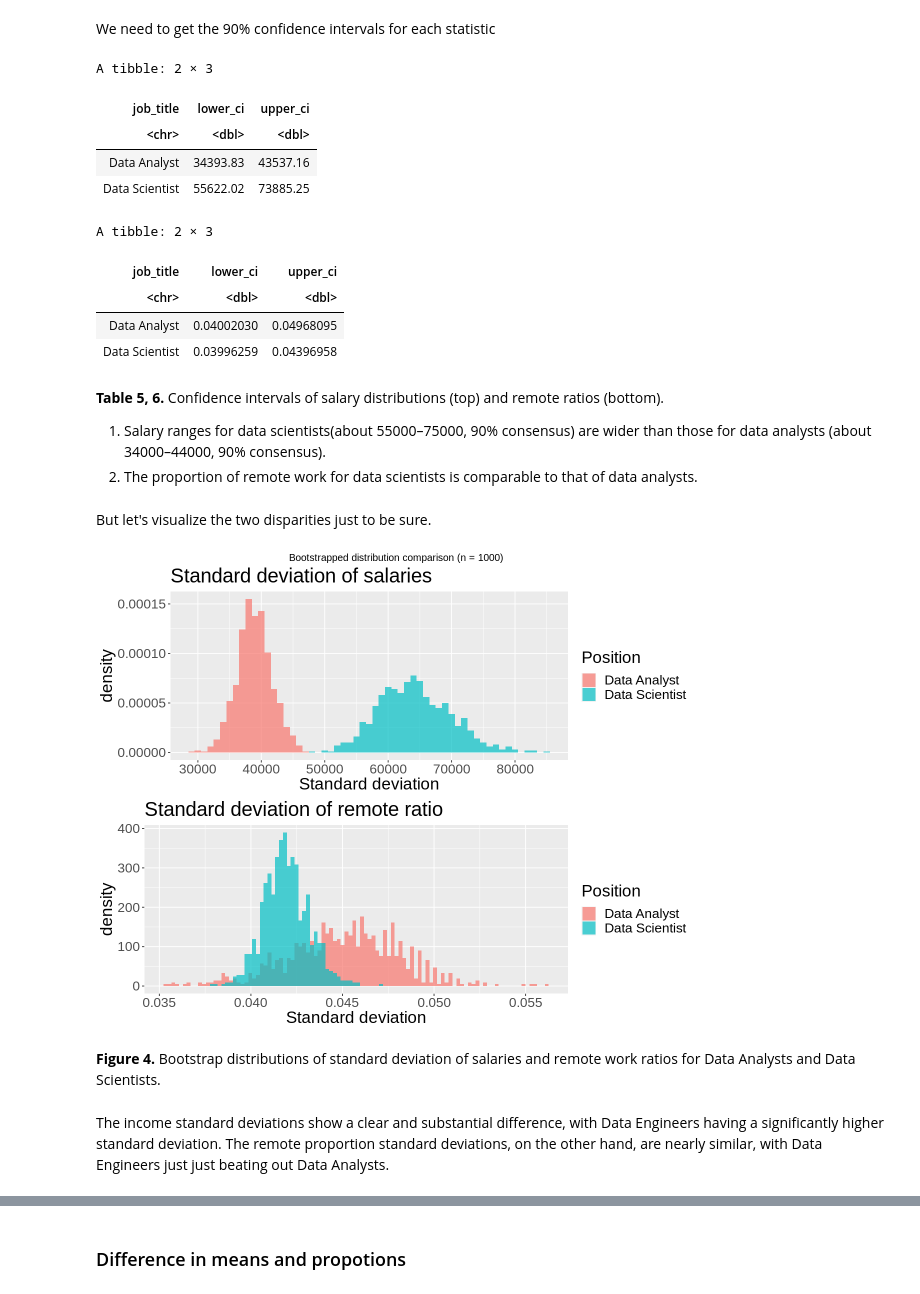
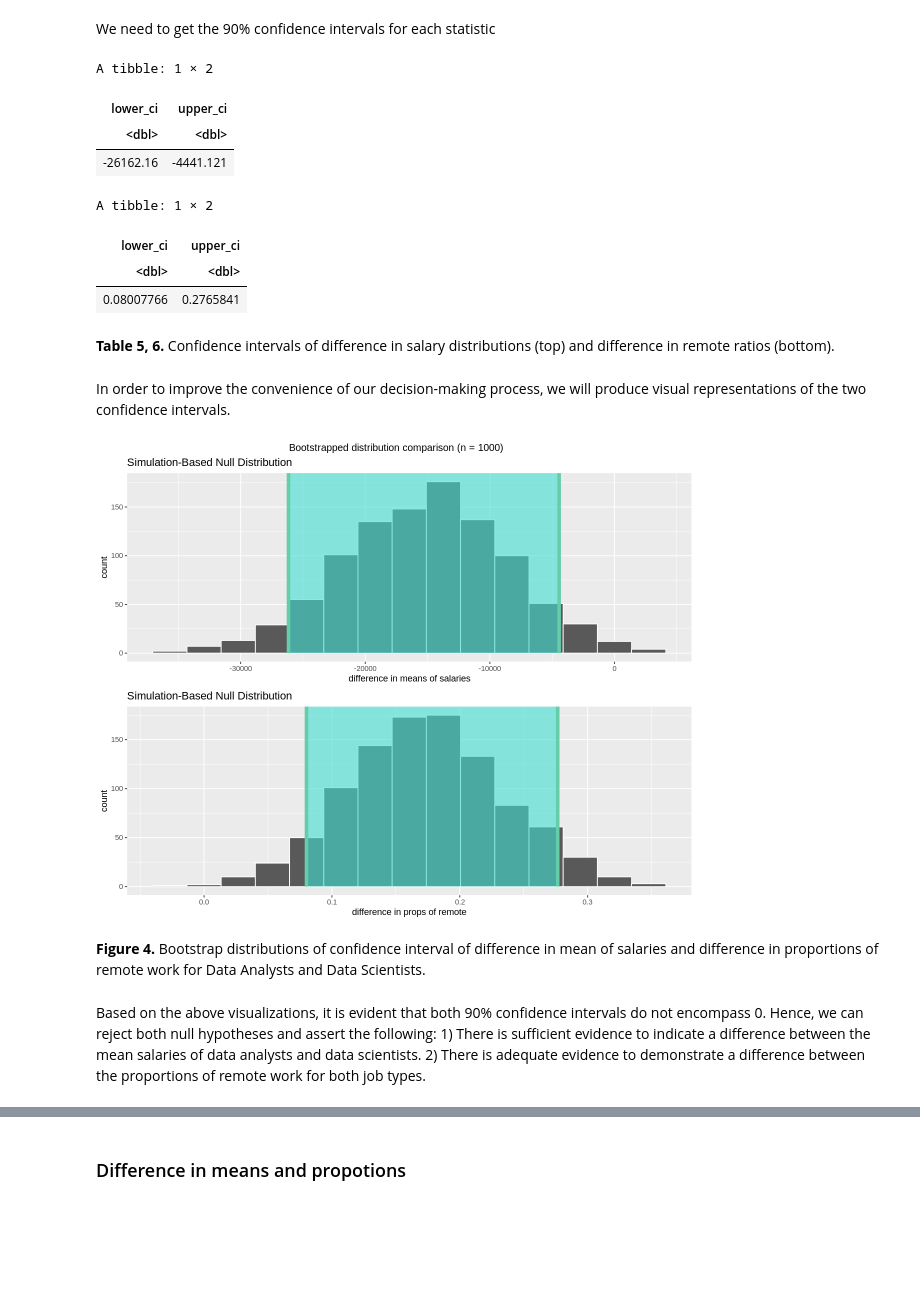
Before and after one commit to vindennt/stat-201-project-group-10, a Jupyter notebook: Final draft (1).ipynb, the cells around one changed output, grey strips where cells are left out. Drawn from its saved outputs; the diff is of its cells as text; code cells hidden in the pictures; blank space fills up the shorter version.

Commit message:
Added bootstrap hypothesis testing
- revised result part, but i havn't quite finished yet.

```diff
--- a/Final draft (1).ipynb
+++ b/Final draft (1).ipynb
@@ -291,60 +324,40 @@ A grouped_df: 6 × 4
 We need to get the 90% confidence intervals for each statistic
 # %%
 # Use quantiles method to get 90% confidence intervals
-salary_sd_ci <- bootstrapped_samples %>%
-        group_by(job_title) %>%
-        summarise(lower_ci = quantile(salary_sd, 0.05),
-                  upper_ci = quantile(salary_sd, 0.95))
-salary_sd_ci
-
-ratio_sd_ci <- bootstrapped_samples %>%
-        group_by(job_title) %>%
-        summarise(lower_ci = quantile(ratio_sd, 0.05),
-                  upper_ci = quantile(ratio_sd, 0.95))
-ratio_sd_ci
+diff_in_means_ci <- diff_in_mean_bootstrap_distribution %>%
+        summarise(lower_ci = quantile(stat, 0.05), upper_ci = quantile(stat, 0.95))
+diff_in_means_ci
+diff_in_props_ci <- diff_in_prop_bootstrap_distribution %>%
+        summarise(lower_ci = quantile(stat, 0.05), upper_ci = quantile(stat, 0.95))
+diff_in_props_ci
 # %% [output]
-A tibble: 2 × 3
+A tibble: 1 × 2
-| job_title | lower_ci | upper_ci |
-| <chr> | <dbl> | <dbl> |
-| Data Analyst | 34393.83 | 43537.16 |
-| Data Scientist | 55622.02 | 73885.25 |
+| lower_ci | upper_ci |
+| <dbl> | <dbl> |
+| -26162.16 | -4441.121 |
-A tibble: 2 × 3
+A tibble: 1 × 2
-| job_title | lower_ci | upper_ci |
-| <chr> | <dbl> | <dbl> |
-| Data Analyst | 0.04002030 | 0.04968095 |
-| Data Scientist | 0.03996259 | 0.04396958 |
+| lower_ci | upper_ci |
+| <dbl> | <dbl> |
+| 0.08007766 | 0.2765841 |
 # %% [markdown]
-**Table 5, 6.** Confidence intervals of salary distributions (top) and remote ratios (bottom).
-1. Salary ranges for data scientists(about 55000–75000, 90% consensus) are wider than those for data analysts (about 34000–44000, 90% consensus).
-2. The proportion of remote work for data scientists is comparable to that of data analysts.
+**Table 5, 6.** Confidence intervals of difference in salary distributions (top) and difference in remote ratios (bottom).
 # %% [markdown]
-But let's visualize the two disparities just to be sure.
+In order to improve the convenience of our decision-making process, we will produce visual representations of the two confidence intervals.
 # %%
 options(repr.plot.width = 10, repr.plot.height = 8) # setting dimensions
-
-# visualize distributions of standard deviation of salaries
-bootstrap_dist_salary_sd <- bootstrapped_samples %>%
-    ggplot(aes(x = salary_sd, y = ..density.., fill = job_title)) +
-    geom_histogram(binwidth = 1000, position = "identity", alpha = 0.7) +
-    xlab("Standard deviation") +
-    ggtitle("Standard deviation of salaries") +
-    labs(fill = "Position") +
-    theme(text = element_text(size = 20))
-
-# visualize distributions of standard deviation of remote ratios
-bootstrap_dist_ratio_sd <- bootstrapped_samples %>%
-    ggplot(aes(x = ratio_sd, y = ..density.., fill = job_title)) +
-    geom_histogram(bins = 100, position = "identity", alpha = 0.7) +
-    xlab("Standard deviation") +
-    ggtitle("Standard deviation of remote ratio") +
-    labs(fill = "Position") +
-    theme(text = element_text(size = 20))
-
-grid.arrange(bootstrap_dist_salary_sd, bootstrap_dist_ratio_sd, top = "Bootstrapped distribution comparison (n = 1000)")
+diff_in_means_ci_plot <- diff_in_mean_bootstrap_distribution %>%
+        visualize() +
+        shade_confidence_interval(endpoints = diff_in_means_ci) +
+        labs(x = "difference in means of salaries")
+diff_in_props_ci_plot <- diff_in_prop_bootstrap_distribution %>%
+        visualize() +
+        shade_confidence_interval(endpoints = diff_in_props_ci) +
+        labs(x = "difference in props of remote")
+grid.arrange(diff_in_means_ci_plot, diff_in_props_ci_plot, top = "Bootstrapped distribution confidence intervals")
 # %% [output]
-[figure, old version]
+[figure, new version]
 # %% [markdown]
-**Figure 4.** Bootstrap distributions of standard deviation of salaries and remote work ratios for Data Analysts and Data Scientists.
+**Figure 4.** Bootstrap distributions of confidence interval of difference in mean of salaries and difference in proportions of remote work for Data Analysts and Data Scientists.
 # %% [markdown]
-The income standard deviations show a clear and substantial difference, with Data Engineers having a significantly higher standard deviation. The remote proportion standard deviations, on the other hand, are nearly similar, with Data Engineers just just beating out Data Analysts.
+Based on the above visualizations, it is evident that both 90% confidence intervals do not encompass 0. Hence, we can reject both null hypotheses and assert the following: 1) There is sufficient evidence to indicate a difference between the mean salaries of data analysts and data scientists. 2) There is adequate evidence to demonstrate a difference between the proportions of remote work for both job types.
 # %% [markdown]
```
Also changed, not shown: parts of 5 cells of this notebook.
